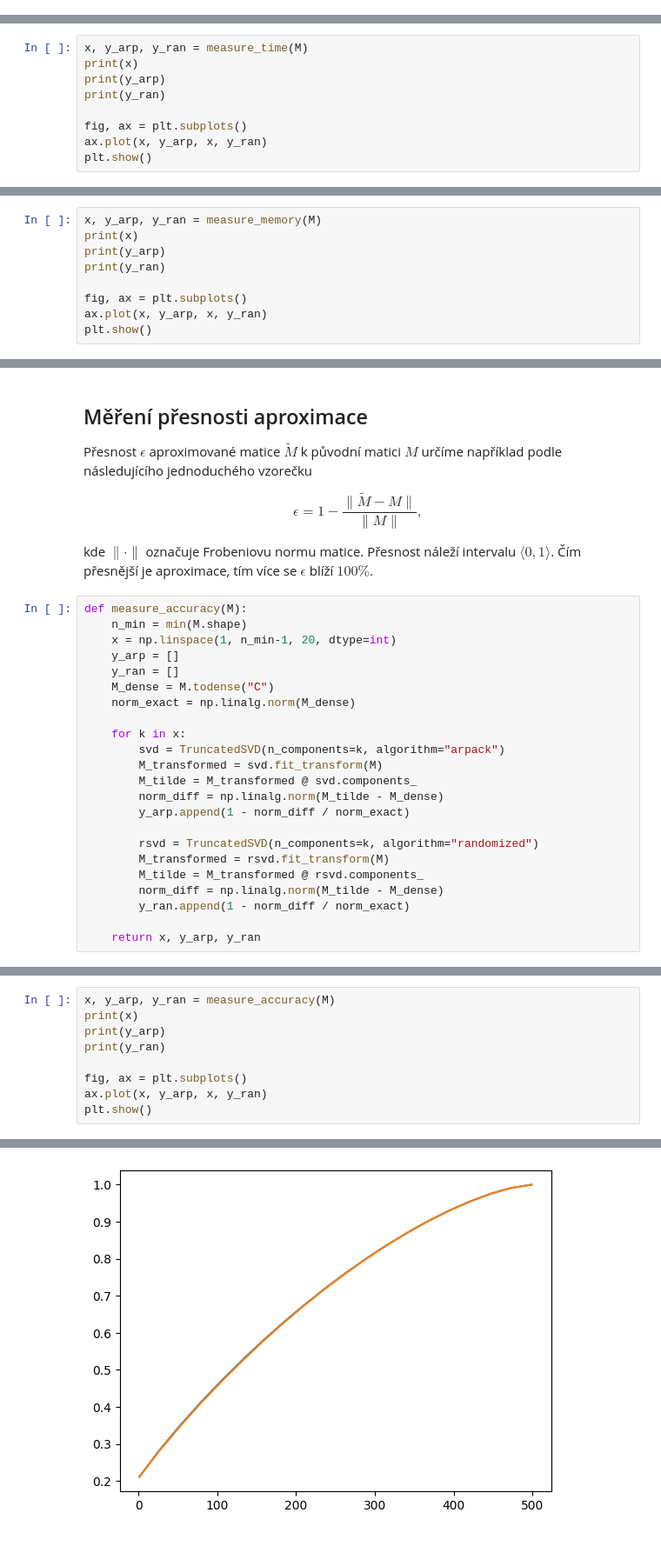
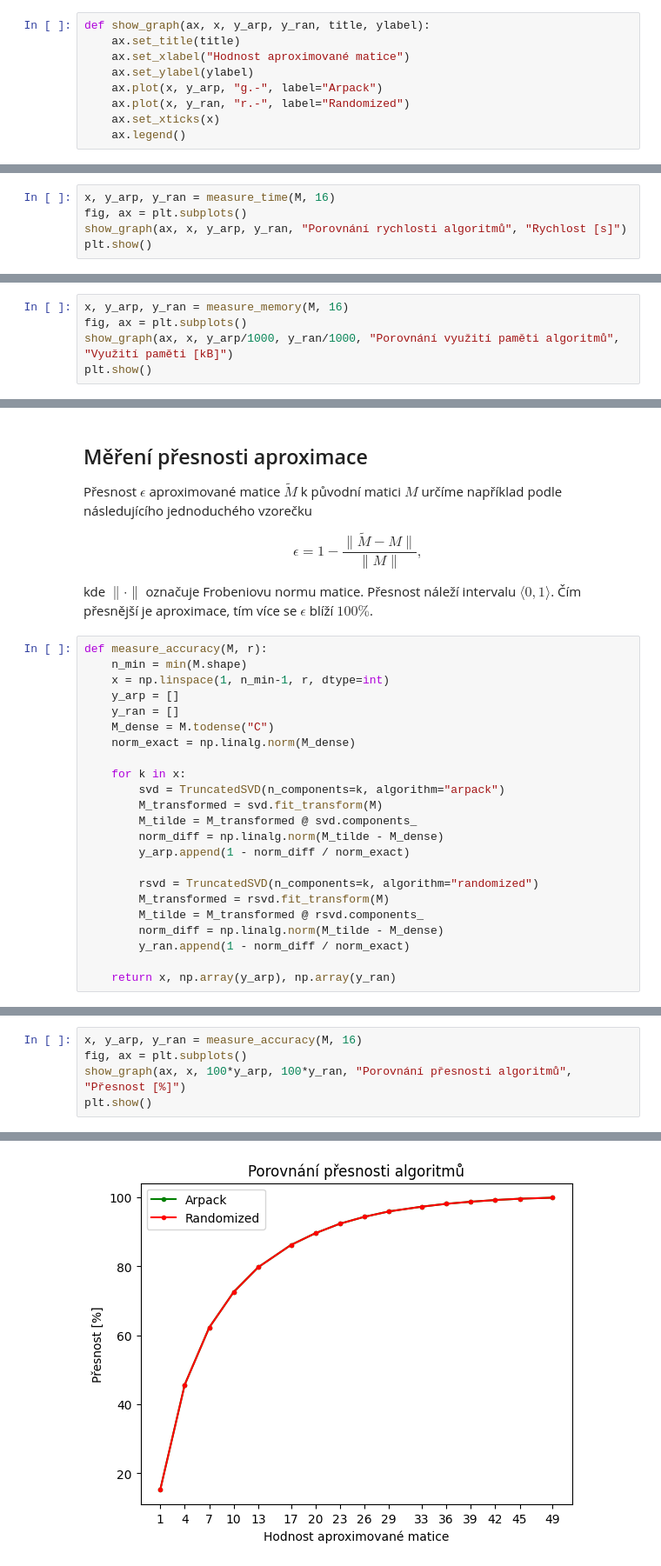
Before and after one commit to OndrejKucera77/numlingebra2, a Jupyter notebook: kod.ipynb, the cells around one changed output, grey strips where cells are left out. Shown at 87% size. Saved outputs shown, nothing was run; the diff lists cells and outputs as text.

```diff
--- a/kod.ipynb
+++ b/kod.ipynb
@@ -55,0 +59,9 @@ def measure_time(M):
+# %%
+def show_graph(ax, x, y_arp, y_ran, title, ylabel):
+    ax.set_title(title)
+    ax.set_xlabel("Hodnost aproximované matice")
+    ax.set_ylabel(ylabel)
+    ax.plot(x, y_arp, "g.-", label="Arpack")
+    ax.plot(x, y_ran, "r.-", label="Randomized")
+    ax.set_xticks(x)
+    ax.legend()
@@ -56,10 +70,6 @@ def measure_time(M):
 # %%
-x, y_arp, y_ran = measure_time(M)
-print(x)
-print(y_arp)
-print(y_ran)
-
+x, y_arp, y_ran = measure_time(M, 16)
 fig, ax = plt.subplots()
-ax.plot(x, y_arp, x, y_ran)
+show_graph(ax, x, y_arp, y_ran, "Porovnání rychlosti algoritmů", "Rychlost [s]")
 plt.show()
 # %% [output]
@@ -112,10 +111,6 @@ def measure_memory(M):
 # %%
-x, y_arp, y_ran = measure_memory(M)
-print(x)
-print(y_arp)
-print(y_ran)
-
+x, y_arp, y_ran = measure_memory(M, 16)
 fig, ax = plt.subplots()
-ax.plot(x, y_arp, x, y_ran)
+show_graph(ax, x, y_arp/1000, y_ran/1000, "Porovnání využití paměti algoritmů", "Využití paměti [kB]")
 plt.show()
 # %% [output]
@@ -142,9 +127,9 @@ $$
 
 kde $\| \cdot \|$ označuje Frobeniovu normu matice. Přesnost náleží intervalu $\langle 0, 1 \rangle$. Čím přesnější je aproximace, tím více se $\epsilon$ blíží $100 \%$.
 # %%
-def measure_accuracy(M):
+def measure_accuracy(M, r):
     n_min = min(M.shape)
-    x = np.linspace(1, n_min-1, 20, dtype=int)
+    x = np.linspace(1, n_min-1, r, dtype=int)
     y_arp = []
     y_ran = []
     M_dense = M.todense("C")
@@ -163,4 +148,4 @@ def measure_accuracy(M):
         norm_diff = np.linalg.norm(M_tilde - M_dense)
         y_ran.append(1 - norm_diff / norm_exact)
 
-    return x, y_arp, y_ran
+    return x, np.array(y_arp), np.array(y_ran)
@@ -167,10 +154,6 @@ def measure_accuracy(M):
 # %%
-x, y_arp, y_ran = measure_accuracy(M)
-print(x)
-print(y_arp)
-print(y_ran)
-
+x, y_arp, y_ran = measure_accuracy(M, 16)
 fig, ax = plt.subplots()
-ax.plot(x, y_arp, x, y_ran)
+show_graph(ax, x, 100*y_arp, 100*y_ran, "Porovnání přesnosti algoritmů", "Přesnost [%]")
 plt.show()
 # %% [output]
@@ -181 +160 @@ plt.show()
-[figure, old version]
+[figure, new version]
```
Also changed, not shown: parts of 14 cells of this notebook.
